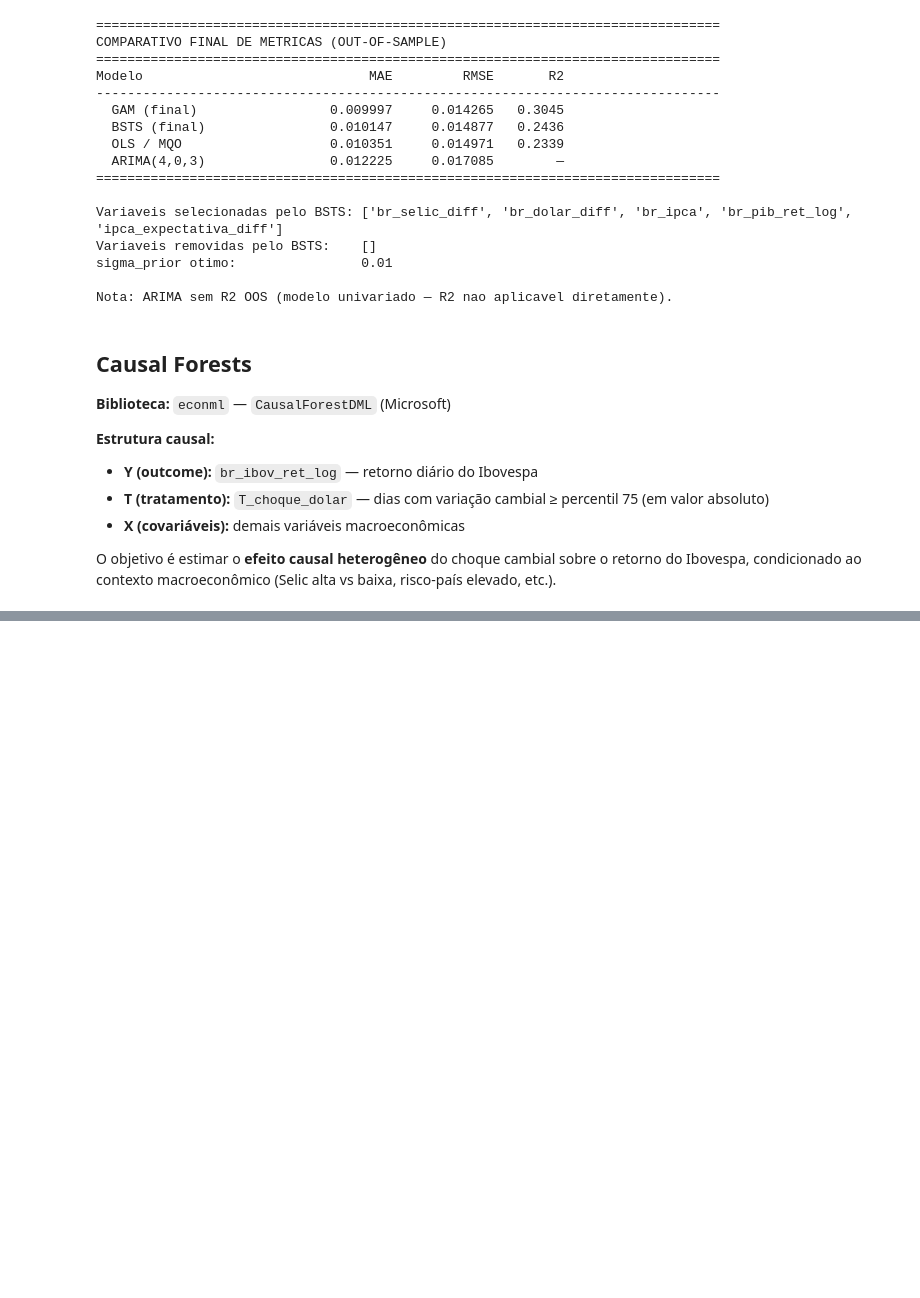
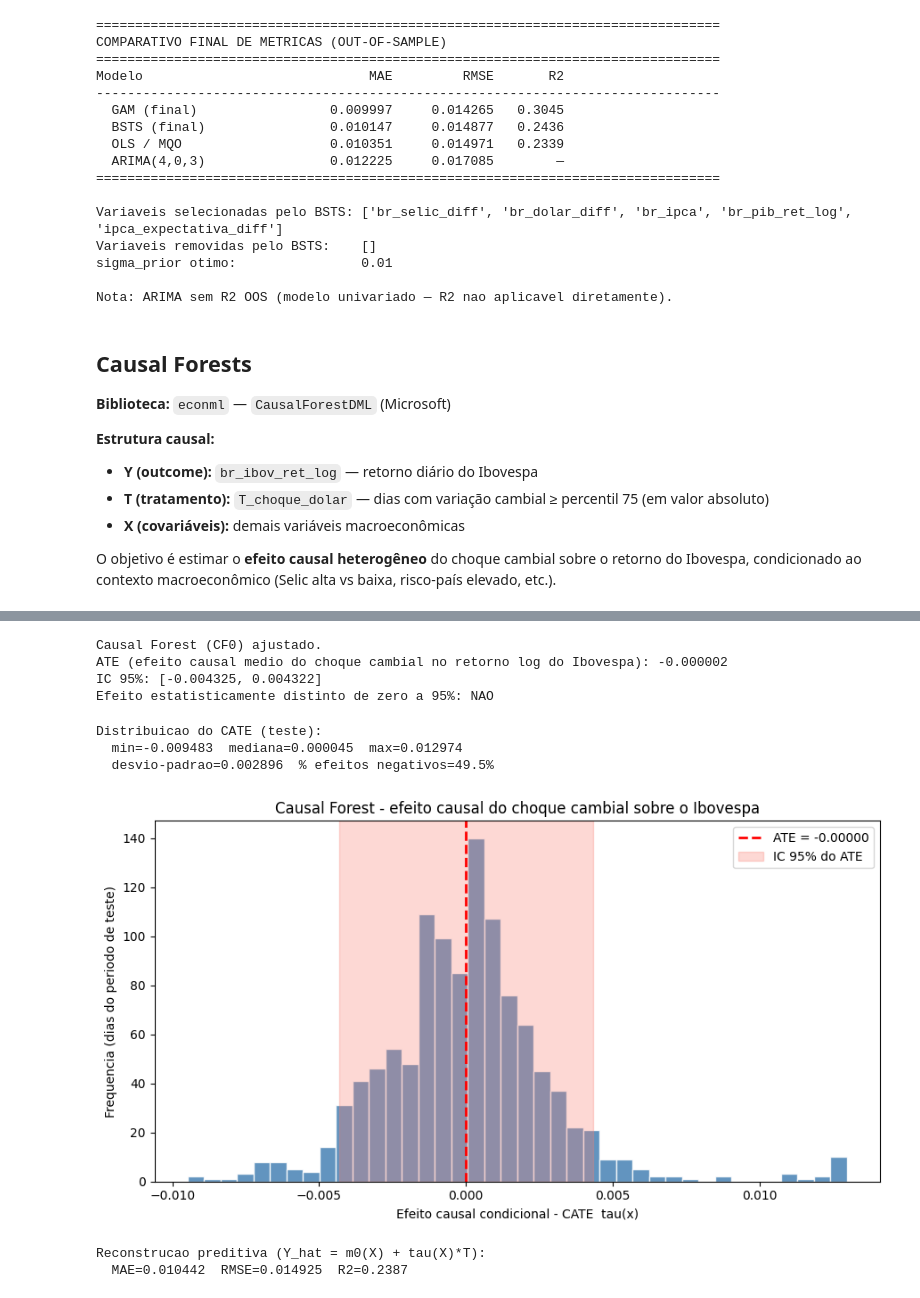
Before and after one commit to LucaoCodes/TCC, a Jupyter notebook: TCC.ipynb, the cells around one changed output, grey strips where cells are left out. Saved outputs shown, nothing was run; the diff lists cells and outputs as text; code cells hidden in the pictures; blank space fills up the shorter version.

```diff
--- a/TCC.ipynb
+++ b/TCC.ipynb
@@ -1532,0 +1586,66 @@ Exportados: causal_forest_train.csv, causal_forest_test.csv
+# %%
+# Causal Forest - ajuste do modelo (CF0, configuracao base sem tuning)
+# T binario -> discrete_treatment=True. Nuisance models: GradientBoosting.
+cf_model = CausalForestDML(
+    model_y=GradientBoostingRegressor(random_state=42),
+    model_t=GradientBoostingClassifier(random_state=42),
+    discrete_treatment=True,
+    n_estimators=2000,
+    min_samples_leaf=10,
+    random_state=42,
+)
+cf_model.fit(Y=y_cf_train, T=T_cf_train, X=X_cf_train)
+
+cf_ate = float(cf_model.ate(X_cf_test))
+cf_ate_lb, cf_ate_ub = cf_model.ate_interval(X_cf_test, alpha=0.05)
+cf_ate_lb, cf_ate_ub = float(cf_ate_lb), float(cf_ate_ub)
+
+print("Causal Forest (CF0) ajustado.")
+print(f"ATE (efeito causal medio do choque cambial no retorno log do Ibovespa): {cf_ate:.6f}")
+print(f"IC 95%: [{cf_ate_lb:.6f}, {cf_ate_ub:.6f}]")
+sig = "SIM" if (cf_ate_lb > 0 or cf_ate_ub < 0) else "NAO"
+print(f"Efeito estatisticamente distinto de zero a 95%: {sig}")
+# %% [output]
+Causal Forest (CF0) ajustado.
+ATE (efeito causal medio do choque cambial no retorno log do Ibovespa): -0.000002
+IC 95%: [-0.004325, 0.004322]
+Efeito estatisticamente distinto de zero a 95%: NAO
+# %%
+# Causal Forest - CATE no teste, figura e reconstrucao preditiva
+cate_test = cf_model.effect(X_cf_test)
+cate_lb, cate_ub = cf_model.effect_interval(X_cf_test, alpha=0.05)
+
+print("Distribuicao do CATE (teste):")
+print(f"  min={cate_test.min():.6f}  mediana={np.median(cate_test):.6f}  max={cate_test.max():.6f}")
+print(f"  desvio-padrao={cate_test.std():.6f}  % efeitos negativos={np.mean(cate_test < 0)*100:.1f}%")
+
+fig, ax = plt.subplots(figsize=(9, 5))
+ax.hist(cate_test, bins=40, color='steelblue', edgecolor='white', alpha=0.85)
+ax.axvline(cf_ate, color='red', linestyle='--', linewidth=2, label=f'ATE = {cf_ate:.5f}')
+ax.axvspan(cf_ate_lb, cf_ate_ub, color='salmon', alpha=0.3, label='IC 95% do ATE')
+ax.set_xlabel('Efeito causal condicional - CATE  tau(x)')
+ax.set_ylabel('Frequencia (dias do periodo de teste)')
+ax.set_title('Causal Forest - efeito causal do choque cambial sobre o Ibovespa')
+ax.legend()
+plt.tight_layout()
+plt.savefig("Overleaf Latex/figs/cf_cate_distribuicao.png", dpi=150, bbox_inches="tight")
+plt.show()
+
+# Reconstrucao preditiva para a tabela comparativa:
+# Y_hat = m0(X) + tau(X) * T, com m0 = regressao do desfecho nos dias de controle do treino.
+base_ctrl = GradientBoostingRegressor(random_state=42)
+base_ctrl.fit(X_cf_train[T_cf_train == 0], y_cf_train[T_cf_train == 0])
+y_cf_hat = base_ctrl.predict(X_cf_test) + cate_test * T_cf_test
+
+cf_mae  = mean_absolute_error(y_cf_test, y_cf_hat)
+cf_rmse = np.sqrt(mean_squared_error(y_cf_test, y_cf_hat))
+cf_r2   = r2_score(y_cf_test, y_cf_hat)
+print(f"\nReconstrucao preditiva (Y_hat = m0(X) + tau(X)*T):")
+print(f"  MAE={cf_mae:.6f}  RMSE={cf_rmse:.6f}  R2={cf_r2:.4f}")
+# %% [output]
+Distribuicao do CATE (teste):
+  min=-0.009483  mediana=0.000045  max=0.012974
+  desvio-padrao=0.002896  % efeitos negativos=49.5%
+[figure, added]
+Reconstrucao preditiva (Y_hat = m0(X) + tau(X)*T):
+  MAE=0.010442  RMSE=0.014925  R2=0.2387
```
Also changed, not shown: parts of 9 cells of this notebook, 13 other files.
